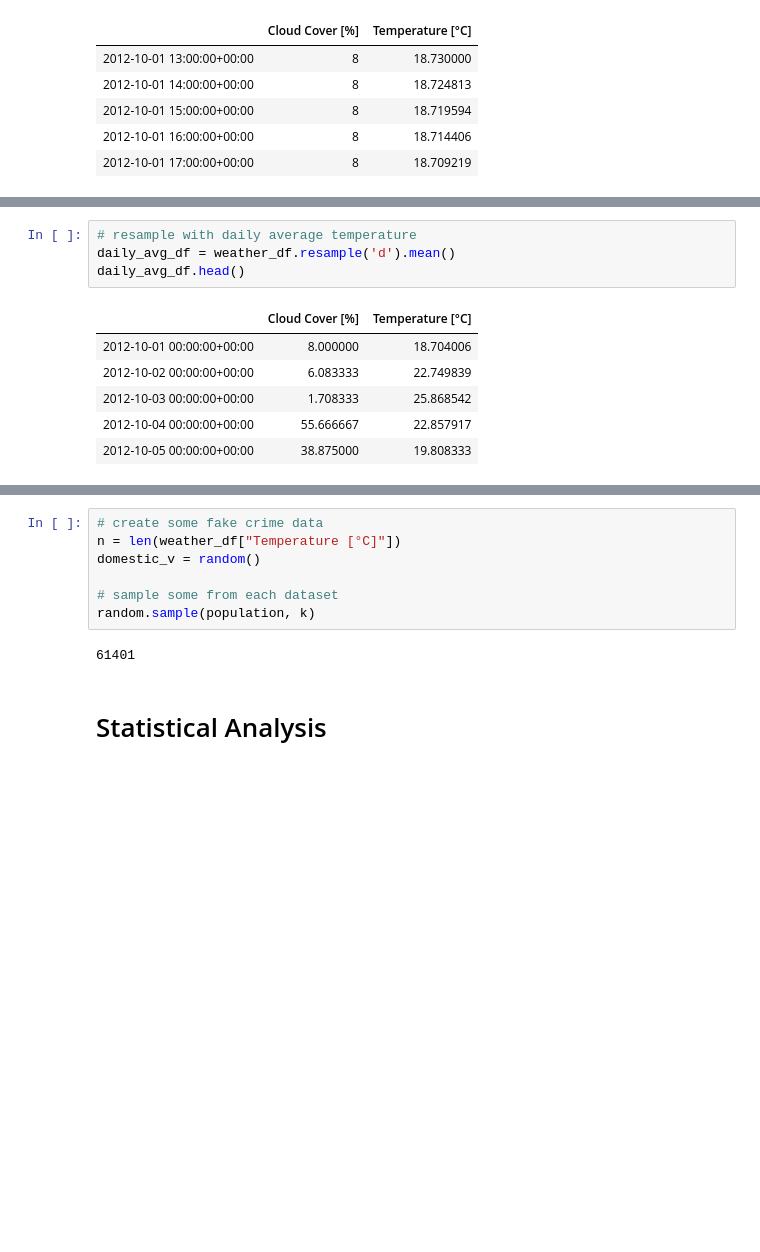
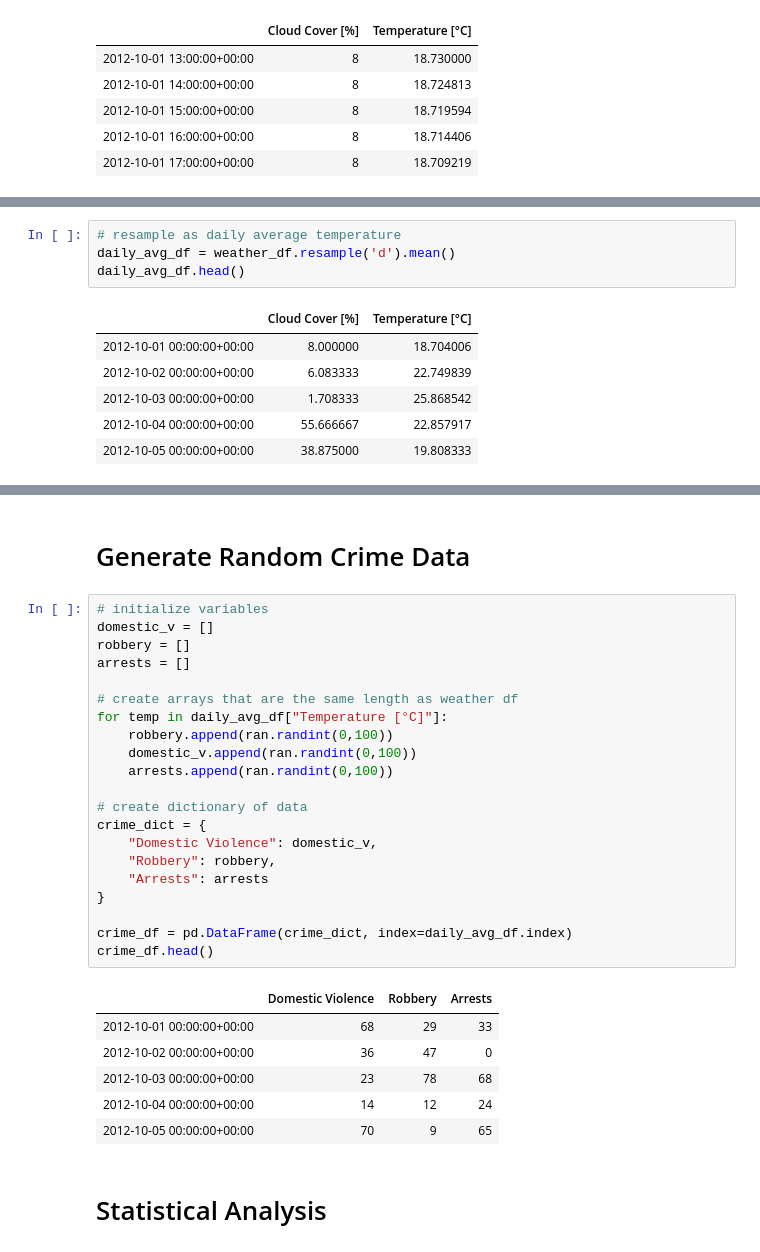
Before and after one commit to yepanothermike/UCI_DataViz_Project1, a Jupyter notebook: Hot_Weather_Kills.ipynb, the cells around one changed output, grey strips where cells are left out. Cells and saved outputs as stored; diff of their text form; blank space fills up the shorter version.

```diff
--- a/Hot_Weather_Kills.ipynb
+++ b/Hot_Weather_Kills.ipynb
@@ -57,7 +60,7 @@ fig.show()
 # %% [output]
 [interactive output not drawn]
 # %%
-# resample with daily average temperature
+# resample as daily average temperature
 daily_avg_df = weather_df.resample('d').mean()
 daily_avg_df.head()
 # %% [output]
@@ -73,14 +76,35 @@ fig = px.line(daily_avg_df, y="Temperature [°C]")
 fig.show()
 # %% [output]
 [interactive output not drawn]
-# %%
-# create some fake crime data
-n = len(weather_df["Temperature [°C]"])
-domestic_v = random()
-
-# sample some from each dataset
-random.sample(population, k)
-# %% [output]
-61401
+# %% [markdown]
+# Generate Random Crime Data
+# %%
+# initialize variables
+domestic_v = []
+robbery = []
+arrests = []
+
+# create arrays that are the same length as weather df
+for temp in daily_avg_df["Temperature [°C]"]:
+    robbery.append(ran.randint(0,100))
+    domestic_v.append(ran.randint(0,100))
+    arrests.append(ran.randint(0,100))
+
+# create dictionary of data
+crime_dict = {
+    "Domestic Violence": domestic_v,
+    "Robbery": robbery,
+    "Arrests": arrests
+}
+
+crime_df = pd.DataFrame(crime_dict, index=daily_avg_df.index)
+crime_df.head()
+# %% [output]
+|  | Domestic Violence | Robbery | Arrests |
+| 2012-10-01 00:00:00+00:00 | 68 | 29 | 33 |
+| 2012-10-02 00:00:00+00:00 | 36 | 47 | 0 |
+| 2012-10-03 00:00:00+00:00 | 23 | 78 | 68 |
+| 2012-10-04 00:00:00+00:00 | 14 | 12 | 24 |
+| 2012-10-05 00:00:00+00:00 | 70 | 9 | 65 |
 # %% [markdown]
 # Statistical Analysis
```
Also changed, not shown: parts of 6 cells of this notebook.
